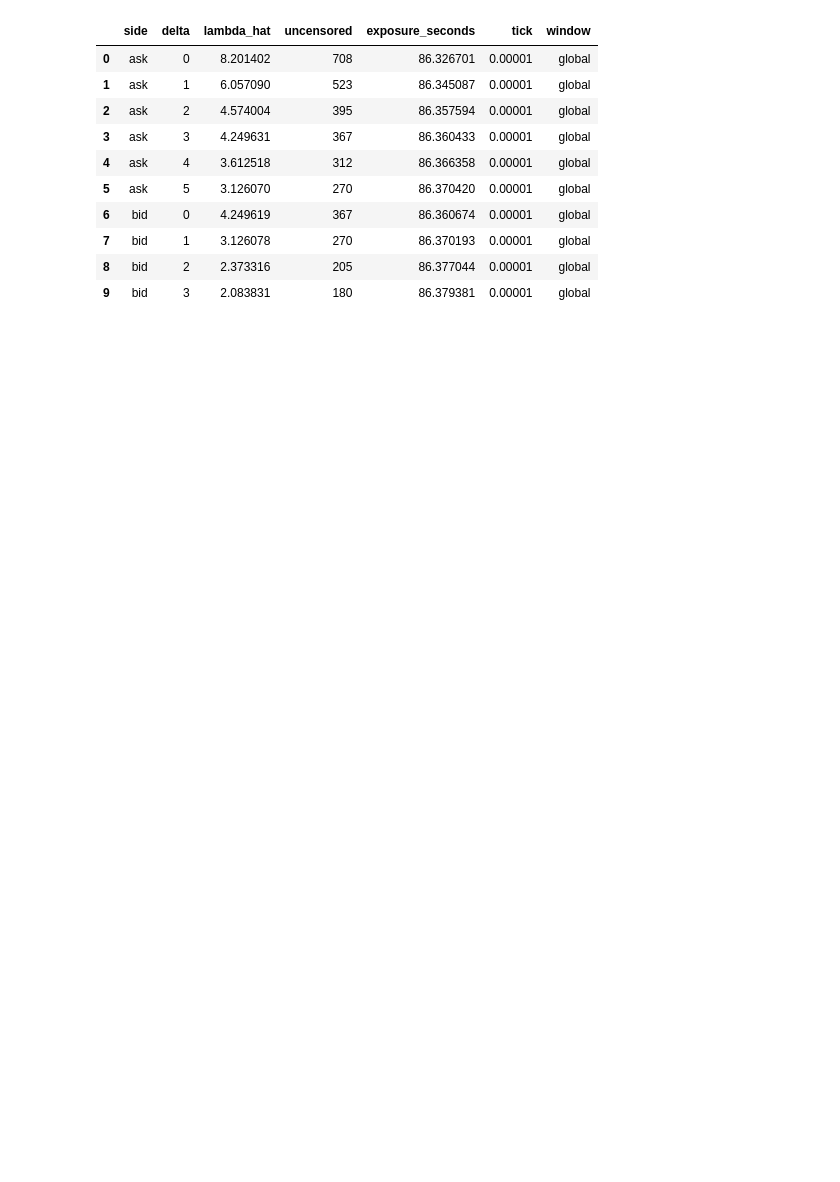
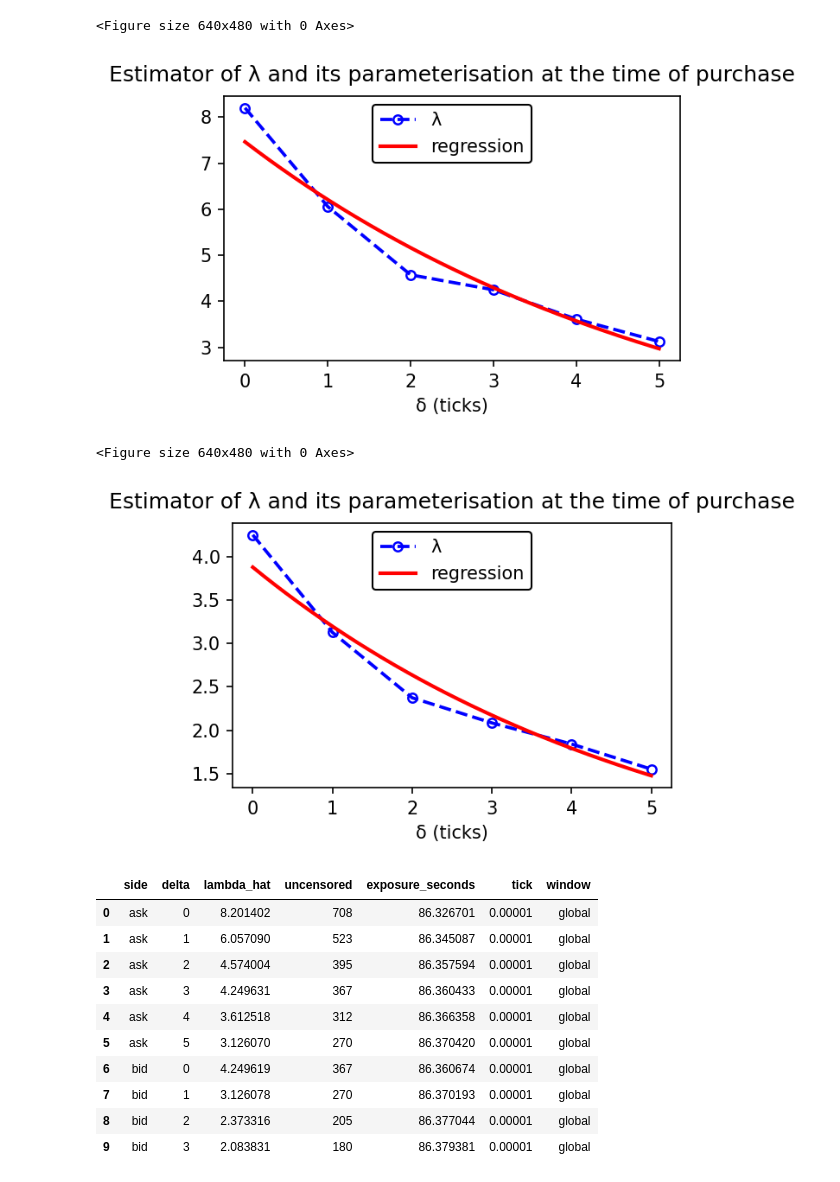
Before and after one commit to AA-ron2/Thesis_AI4Trading, a Jupyter notebook: EDA3.ipynb, the cells around one changed output. Saved outputs shown, nothing was run; the diff lists cells and outputs as text; code cells hidden in the pictures; blank space fills up the shorter version.

```diff
--- a/EDA3.ipynb
+++ b/EDA3.ipynb
@@ -58,20 +22,24 @@ print(df.head())
 # %%
 # 1) Load your data (CSV with columns like asks[0].price, bids[0].price + a timestamp)
 core = load_minimal_df(Path("D:/Documents/CLS/thesis/MM_sandbox/binance_book_snapshot_25_2025-01-01_DOGEUSDT.csv")).sort_values("__ts").reset_index(drop=True)
 
 # 2) Choose settings
 deltas = [0,1,2,3,4,5]    # in ticks
 T = auto_horizon_T(core["__ts"])  # right-censoring horizon (sec)
 tick_override = None      # or e.g., 0.01 if you know the tick
 outdir = Path("out_demo"); outdir.mkdir(exist_ok=True)
 
 # 3) Estimate (once, globally)
-rates, fit = estimate_once(core, deltas, T, tick_override, make_plots=True, outdir=outdir, label_suffix="global")
+rates, fit = estimate_once(core, deltas, T, tick_override, make_plots=True, outdir=outdir, label_suffix="global", show_plots=True)
 
 # 4) Inspect
 display(rates.head(10))
 display(fit)
 # %% [output]
+<Figure size 640x480 with 0 Axes>
+[figure, added]
+<Figure size 640x480 with 0 Axes>
+[figure, added]
 |  | side | delta | lambda_hat | uncensored | exposure_seconds | tick | window |
 | 0 | ask | 0 | 8.201402 | 708 | 86.326701 | 0.00001 | global |
 | 1 | ask | 1 | 6.057090 | 523 | 86.345087 | 0.00001 | global |
```
Also changed, not shown: parts of 2 cells of this notebook, 3 other files.
